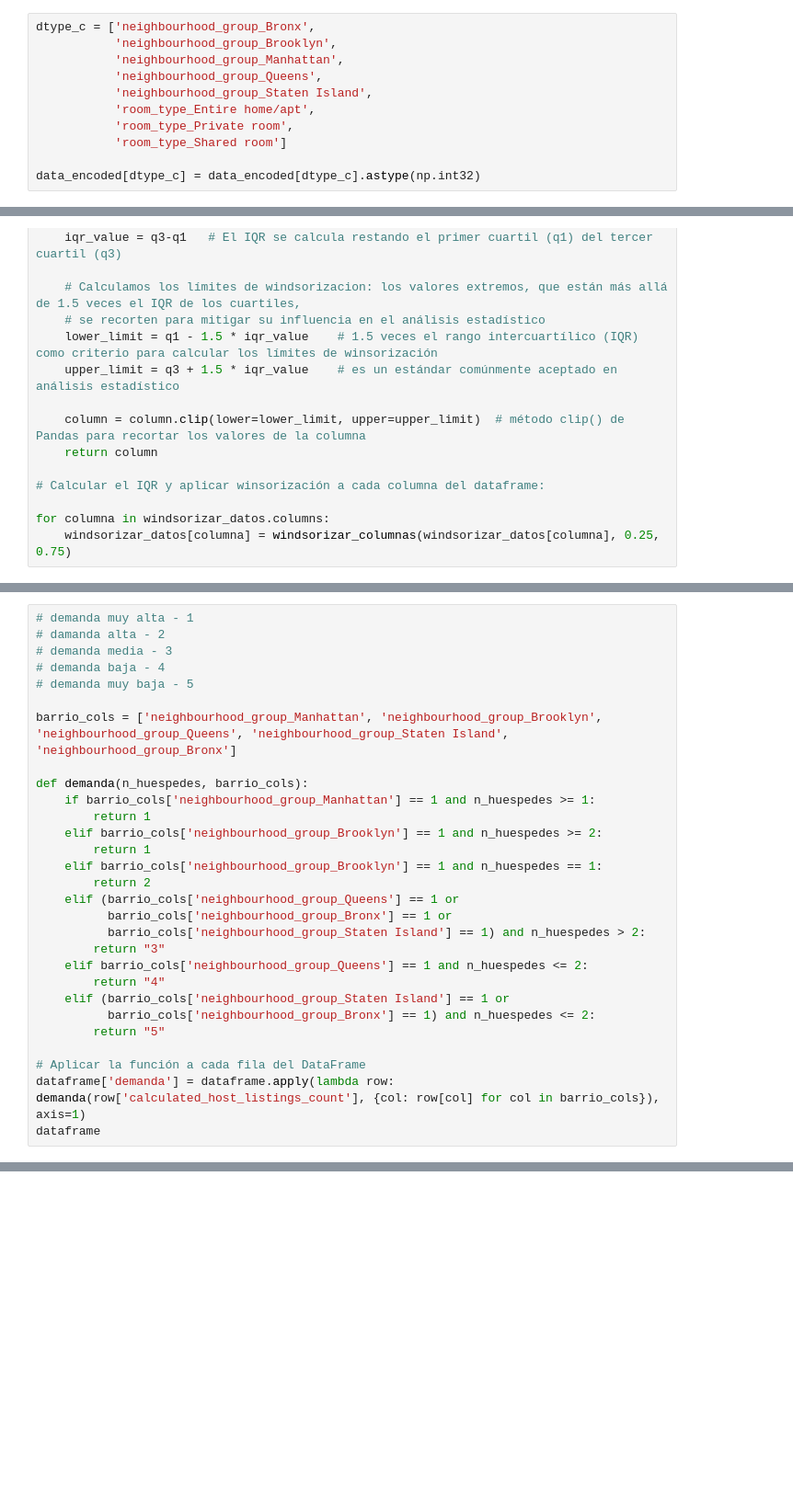
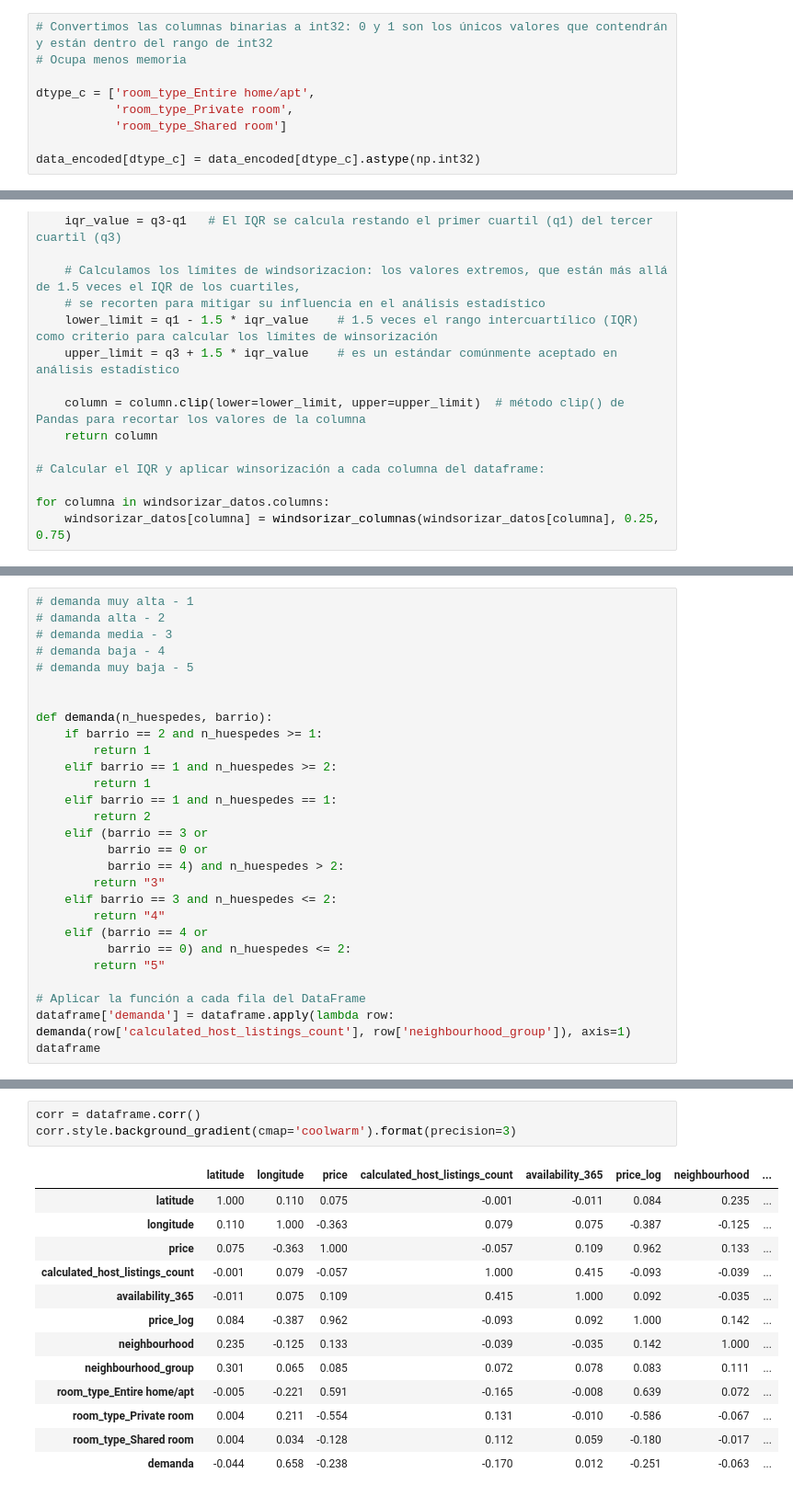
Before and after one commit to patriciamv97/machine-learning-python-template, a Jupyter notebook: src/explore.ipynb, the cells around one changed output, grey strips where cells are left out. Shown at 92% size. Saved outputs shown, nothing was run; the diff lists cells and outputs as text; blank space fills up the shorter version.

```diff
--- a/src/explore.ipynb
+++ b/src/explore.ipynb
@@ -396,12 +410,10 @@ dtype: float64
 #  * para que caigan dentro de un rango predefinido, en lugar de eliminarlos por completo.
 # Esto ayuda a suavizar la distribución de los datos y a mitigar el efecto de los valores extremos en el análisis estadístico.
 # %%
-dtype_c = ['neighbourhood_group_Bronx',
-           'neighbourhood_group_Brooklyn',
-           'neighbourhood_group_Manhattan',
-           'neighbourhood_group_Queens',
-           'neighbourhood_group_Staten Island',
-           'room_type_Entire home/apt',
+# Convertimos las columnas binarias a int32: 0 y 1 son los únicos valores que contendrán y están dentro del rango de int32
+# Ocupa menos memoria
+
+dtype_c = ['room_type_Entire home/apt',
            'room_type_Private room',
            'room_type_Shared room']
 
@@ -483,27 +496,26 @@ Name: count, dtype: int64
 # demanda baja - 4
 # demanda muy baja - 5
 
-barrio_cols = ['neighbourhood_group_Manhattan', 'neighbourhood_group_Brooklyn', 'neighbourhood_group_Queens', 'neighbourhood_group_Staten Island', 'neighbourhood_group_Bronx']
 
-def demanda(n_huespedes, barrio_cols):
-    if barrio_cols['neighbourhood_group_Manhattan'] == 1 and n_huespedes >= 1:
+def demanda(n_huespedes, barrio):
+    if barrio == 2 and n_huespedes >= 1:
         return 1
-    elif barrio_cols['neighbourhood_group_Brooklyn'] == 1 and n_huespedes >= 2:
+    elif barrio == 1 and n_huespedes >= 2:
         return 1
-    elif barrio_cols['neighbourhood_group_Brooklyn'] == 1 and n_huespedes == 1:
+    elif barrio == 1 and n_huespedes == 1:
         return 2
-    elif (barrio_cols['neighbourhood_group_Queens'] == 1 or
-          barrio_cols['neighbourhood_group_Bronx'] == 1 or
-          barrio_cols['neighbourhood_group_Staten Island'] == 1) and n_huespedes > 2:
+    elif (barrio == 3 or
+          barrio == 0 or
+          barrio == 4) and n_huespedes > 2:
         return "3"
-    elif barrio_cols['neighbourhood_group_Queens'] == 1 and n_huespedes <= 2:
+    elif barrio == 3 and n_huespedes <= 2:
         return "4"
-    elif (barrio_cols['neighbourhood_group_Staten Island'] == 1 or
-          barrio_cols['neighbourhood_group_Bronx'] == 1) and n_huespedes <= 2:
+    elif (barrio == 4 or
+          barrio == 0) and n_huespedes <= 2:
         return "5"
 
 # Aplicar la función a cada fila del DataFrame
-dataframe['demanda'] = dataframe.apply(lambda row: demanda(row['calculated_host_listings_count'], {col: row[col] for col in barrio_cols}), axis=1)
+dataframe['demanda'] = dataframe.apply(lambda row: demanda(row['calculated_host_listings_count'], row['neighbourhood_group']), axis=1)
 dataframe
 # %% [output]
 |  | latitude | longitude | price | calculated_host_listings_count | availability_365 | price_log | neighbourhood | ... |
@@ -521,0 +534,17 @@ dataframe
+# %%
+corr = dataframe.corr()
+corr.style.background_gradient(cmap='coolwarm').format(precision=3)
+# %% [output]
+|  | latitude | longitude | price | calculated_host_listings_count | availability_365 | price_log | neighbourhood | ... |
+| latitude | 1.000 | 0.110 | 0.075 | -0.001 | -0.011 | 0.084 | 0.235 | ... |
+| longitude | 0.110 | 1.000 | -0.363 | 0.079 | 0.075 | -0.387 | -0.125 | ... |
+| price | 0.075 | -0.363 | 1.000 | -0.057 | 0.109 | 0.962 | 0.133 | ... |
+| calculated_host_listings_count | -0.001 | 0.079 | -0.057 | 1.000 | 0.415 | -0.093 | -0.039 | ... |
+| availability_365 | -0.011 | 0.075 | 0.109 | 0.415 | 1.000 | 0.092 | -0.035 | ... |
+| price_log | 0.084 | -0.387 | 0.962 | -0.093 | 0.092 | 1.000 | 0.142 | ... |
+| neighbourhood | 0.235 | -0.125 | 0.133 | -0.039 | -0.035 | 0.142 | 1.000 | ... |
+| neighbourhood_group | 0.301 | 0.065 | 0.085 | 0.072 | 0.078 | 0.083 | 0.111 | ... |
+| room_type_Entire home/apt | -0.005 | -0.221 | 0.591 | -0.165 | -0.008 | 0.639 | 0.072 | ... |
+| room_type_Private room | 0.004 | 0.211 | -0.554 | 0.131 | -0.010 | -0.586 | -0.067 | ... |
+| room_type_Shared room | 0.004 | 0.034 | -0.128 | 0.112 | 0.059 | -0.180 | -0.017 | ... |
+| demanda | -0.044 | 0.658 | -0.238 | -0.170 | 0.012 | -0.251 | -0.063 | ... |
```
Also changed, not shown: parts of 19 cells of this notebook.
